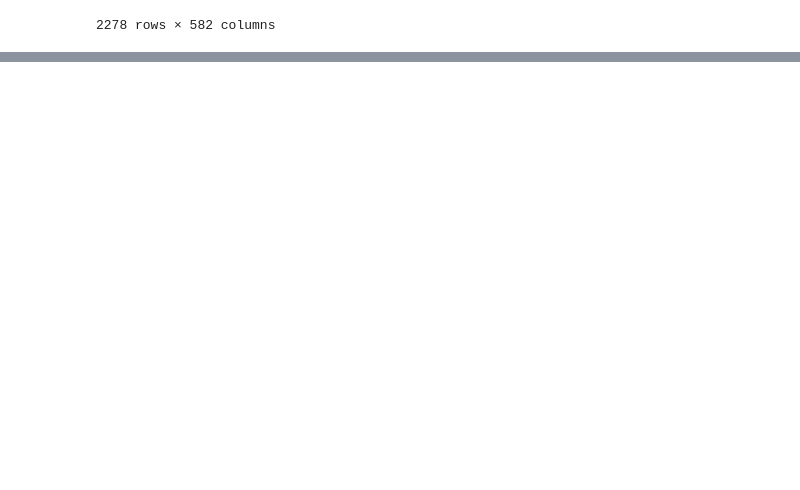
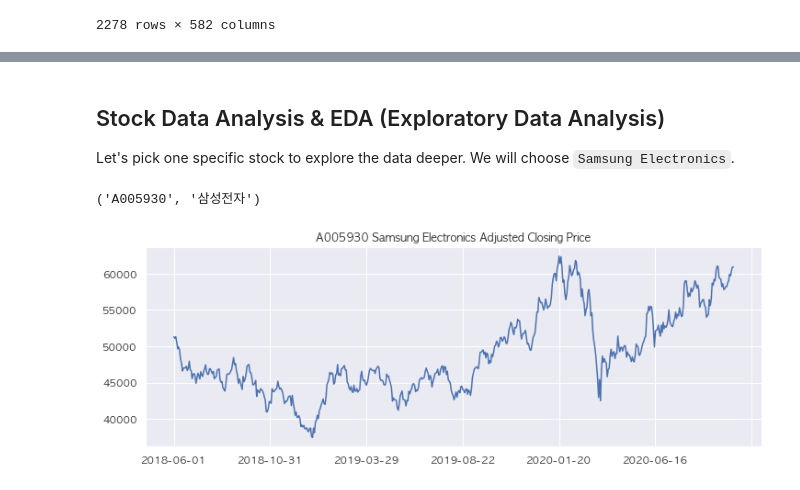
Before and after one commit to mjmax75/Stock_Analysis, a Jupyter notebook: stock_analysis.ipynb, the cells around one changed output, grey strips where cells are left out. Saved outputs shown, nothing was run; the diff lists cells and outputs as text; code cells hidden in the pictures; blank space fills up the shorter version.

Commit message:
Exploratory Data Analysis

```diff
--- a/stock_analysis.ipynb
+++ b/stock_analysis.ipynb
@@ -172,0 +196,15 @@ d['eq']
+# %% [markdown]
+## Stock Data Analysis & EDA (Exploratory Data Analysis)
+
+Let's pick one specific stock to explore the data deeper. We will choose `Samsung Electronics`.
+# %%
+code = "A005930"
+codename = stock_info.loc[code, 'itemname']
+code, codename
+# %% [output]
+('A005930', '삼성전자')
+# %%
+# The adjusted closing price for Samsung Electronics
+d['adj_close'].loc[code, :].plot(figsize=(12,4), title=f'{code} Samsung Electronics Adjusted Closing Price');
+# %% [output]
+[figure, added]
```
Also changed, not shown: parts of 13 cells of this notebook.
